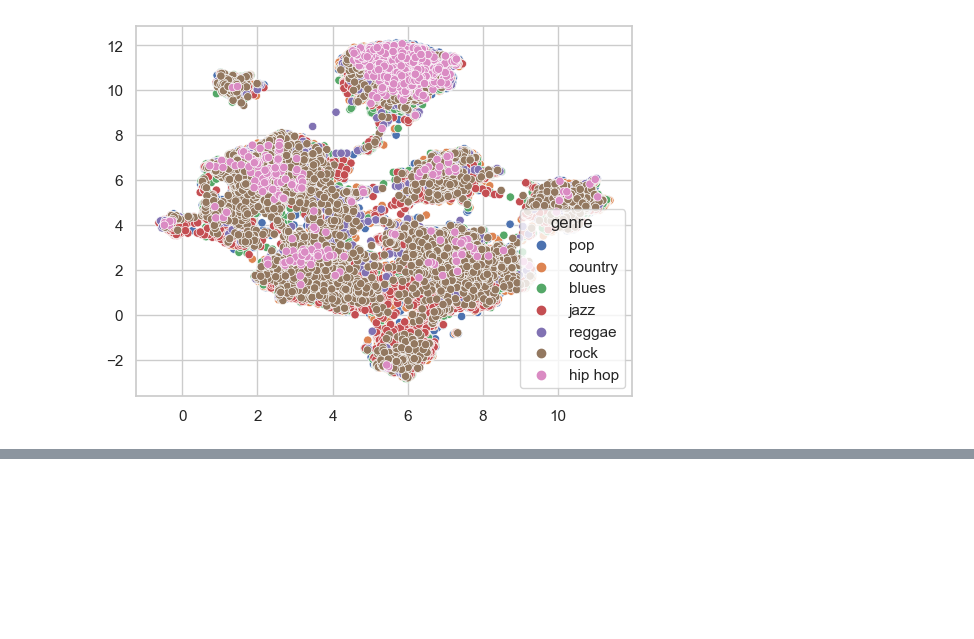
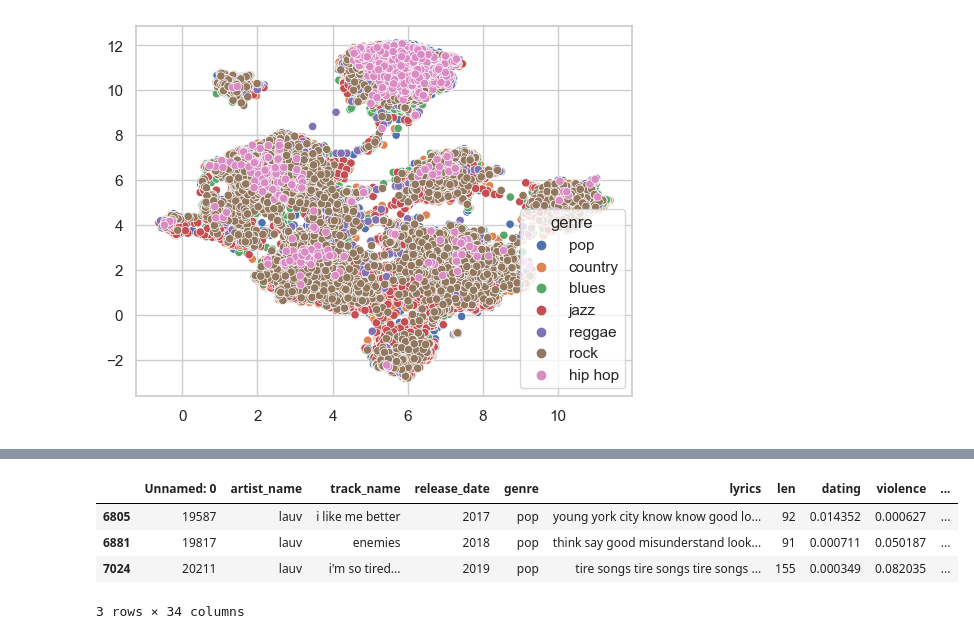
Before and after one commit to Aekai/kaggle-1950-2019songs, a Jupyter notebook: Data description.ipynb, the cells around one changed output, grey strips where cells are left out. Cells and saved outputs as stored; diff of their text form; code cells hidden in the pictures; blank space fills up the shorter version.

```diff
--- a/Data description.ipynb
+++ b/Data description.ipynb
@@ -132,0 +133,8 @@ df[df3["cluster"] == 1]
+# %%
+df3[df3["artist_name"] == "lauv"]
+# %% [output]
+|  | Unnamed: 0 | artist_name | track_name | release_date | genre | lyrics | len | dating | violence | ... |
+| 6805 | 19587 | lauv | i like me better | 2017 | pop | young york city know know good lo... | 92 | 0.014352 | 0.000627 | ... |
+| 6881 | 19817 | lauv | enemies | 2018 | pop | think say good misunderstand look... | 91 | 0.000711 | 0.050187 | ... |
+| 7024 | 20211 | lauv | i'm so tired... | 2019 | pop | tire songs tire songs tire songs ... | 155 | 0.000349 | 0.082035 | ... |
+3 rows × 34 columns
```
Also changed, not shown: parts of 2 cells of this notebook, 1 other file.
